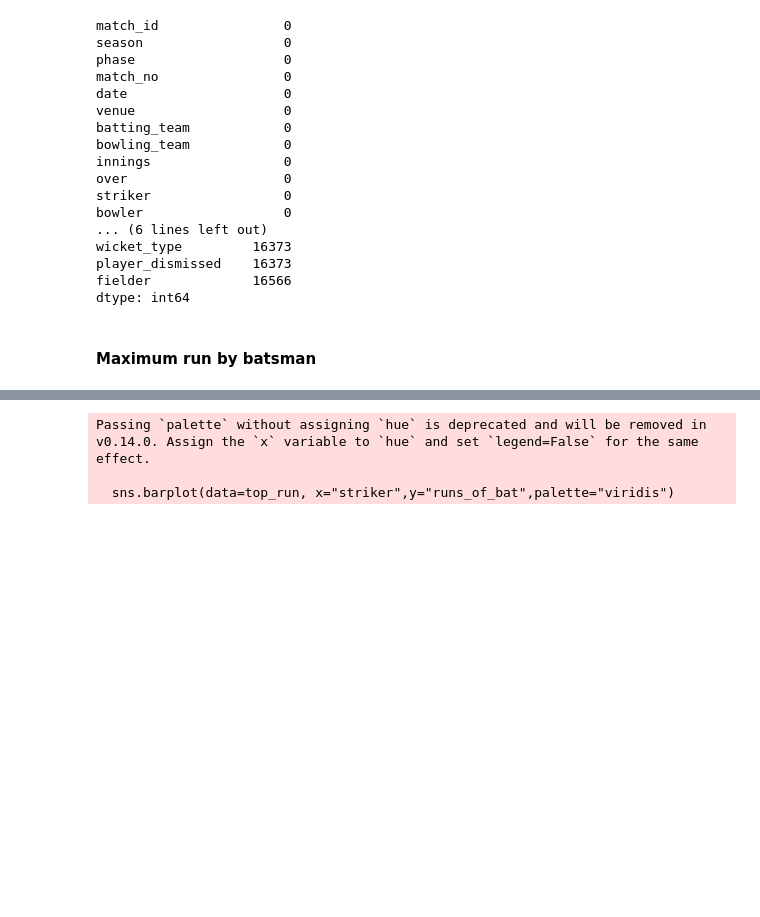
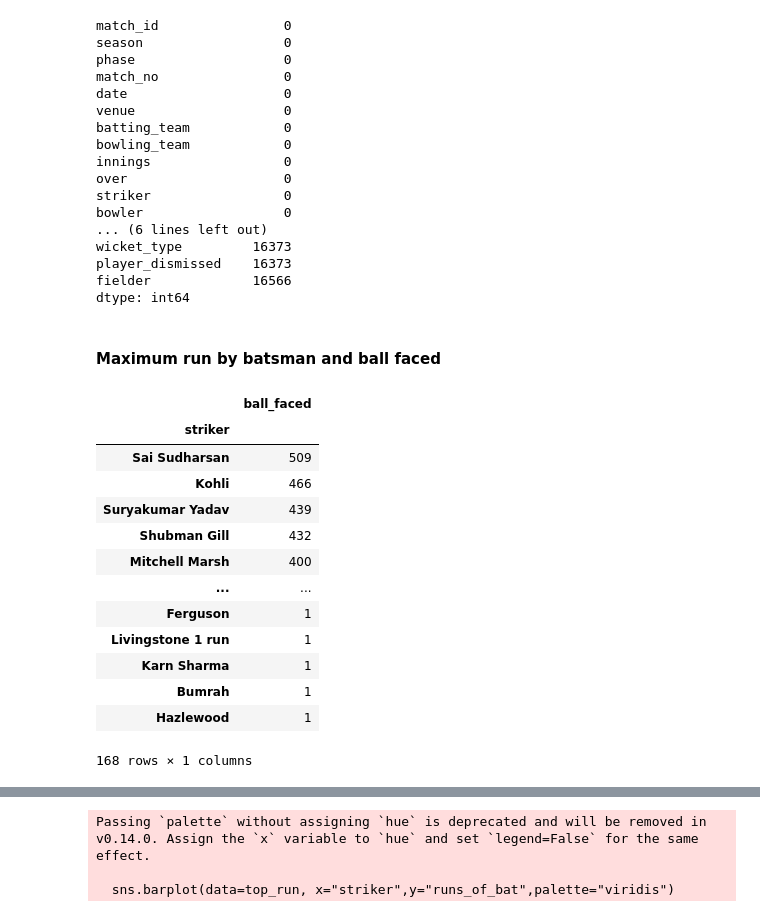
Before and after one commit to Seetharamanrs/ipl_2025_analysis, a Jupyter notebook: Analysis/Notebook.ipynb, the cells around one changed output, grey strips where cells are left out. Saved outputs shown, nothing was run; the diff lists cells and outputs as text; code cells hidden in the pictures; blank space fills up the shorter version.

```diff
--- a/Analysis/Notebook.ipynb
+++ b/Analysis/Notebook.ipynb
@@ -80,6 +80,6 @@ player_dismissed    16373
 fielder             16566
 dtype: int64
 # %% [markdown]
-#### Maximum run by batsman
+#### Maximum run by batsman and ball faced
 # %%
 max_run=df.groupby("striker")['runs_of_bat'].sum()
@@ -89 +99,18 @@ max_run=max_run.sort_values(by="runs_of_bat",ascending=False)
+# %%
+ball_faced
+# %% [output]
+|  | ball_faced |
+| striker |  |
+| Sai Sudharsan | 509 |
+| Kohli | 466 |
+| Suryakumar Yadav | 439 |
+| Shubman Gill | 432 |
+| Mitchell Marsh | 400 |
+| ... | ... |
+| Ferguson | 1 |
+| Livingstone 1 run | 1 |
+| Karn Sharma | 1 |
+| Bumrah | 1 |
+| Hazlewood | 1 |
+168 rows × 1 columns
 # %%
```
Also changed, not shown: parts of 8 cells of this notebook.
